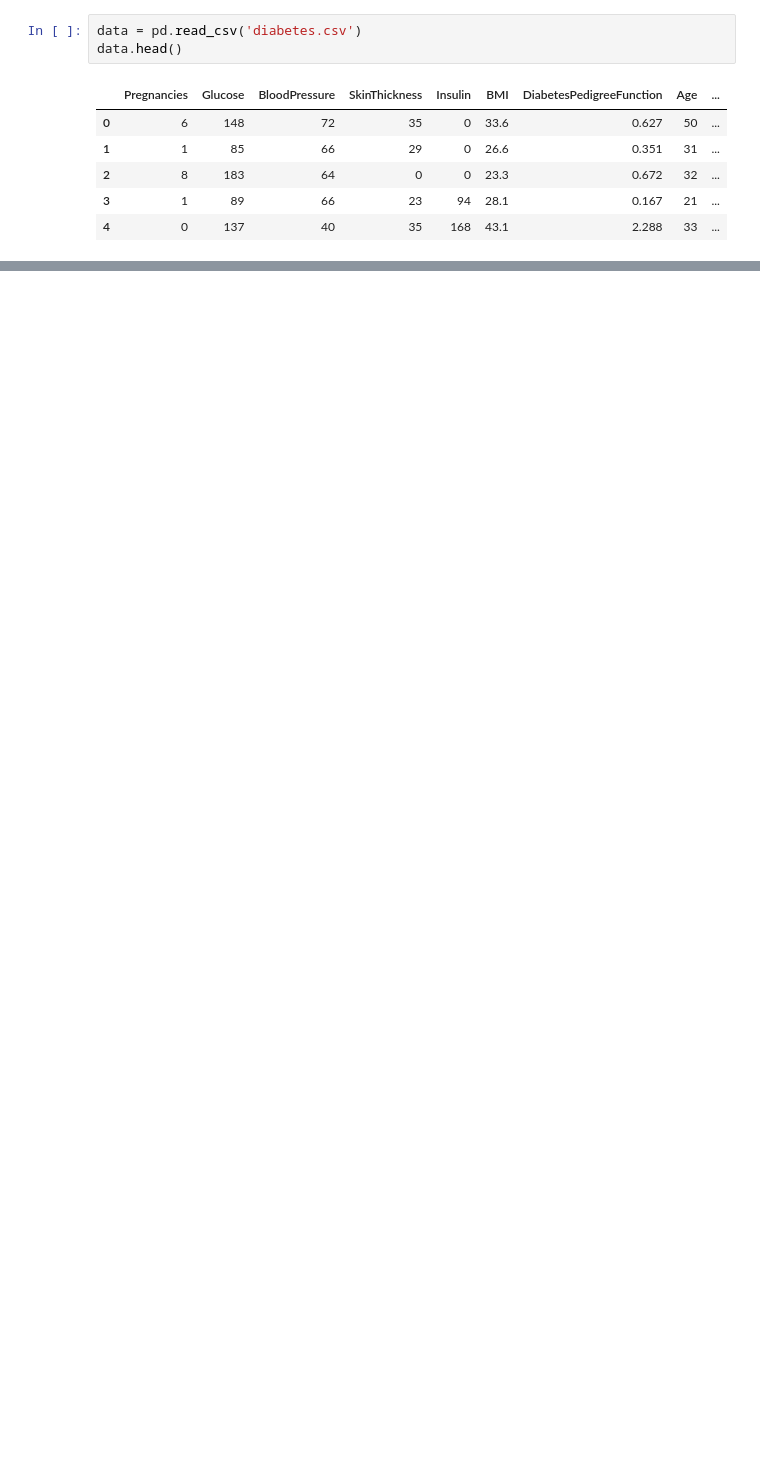
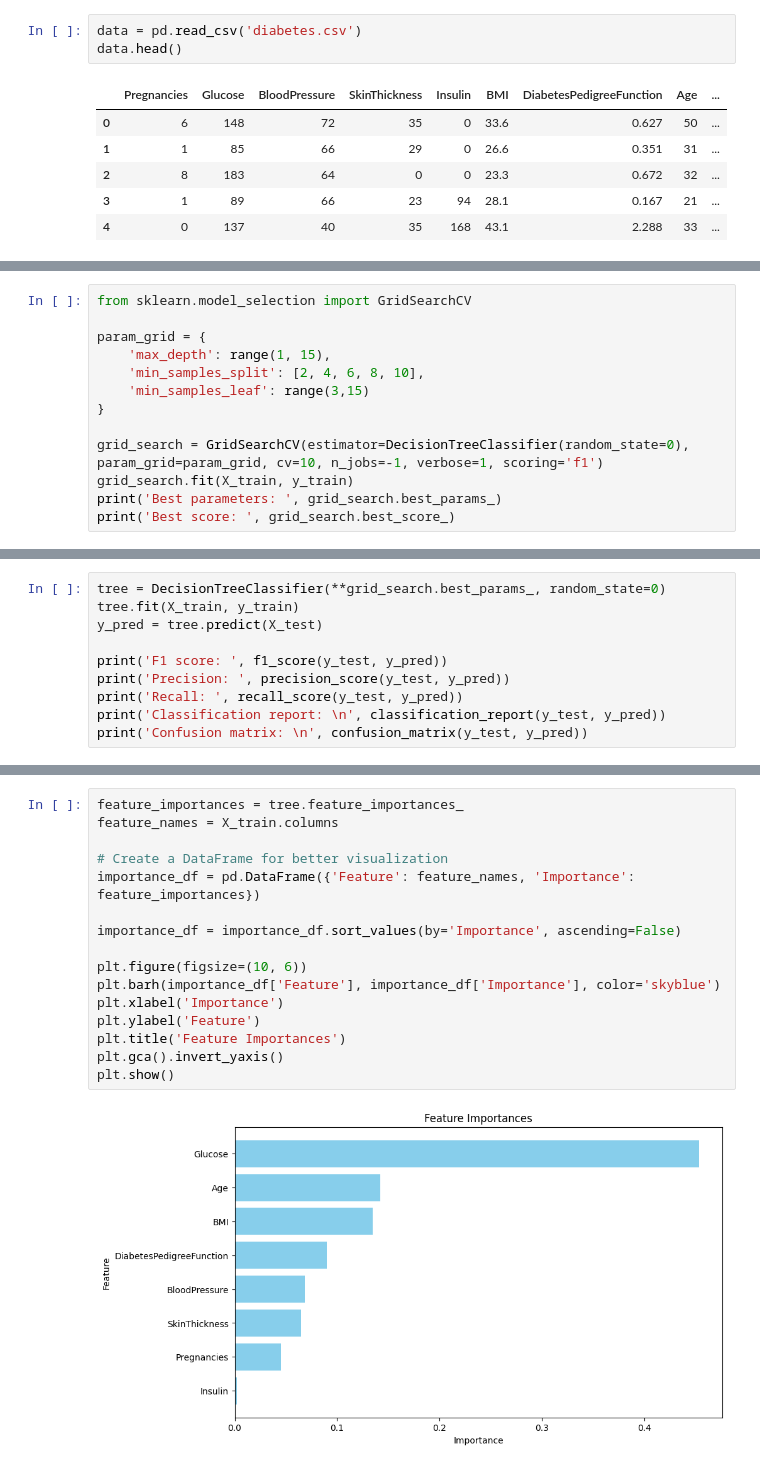
Before and after one commit to Timo4D/MachineLearning-SoSe2024, a Jupyter notebook: final_tree.ipynb, the cells around one changed output, grey strips where cells are left out. Saved outputs shown, nothing was run; the diff lists cells and outputs as text; blank space fills up the shorter version.

```diff
--- a/final_tree.ipynb
+++ b/final_tree.ipynb
@@ -14,0 +111,13 @@ data.head()
+# %%
+from sklearn.model_selection import GridSearchCV
+
+param_grid = {
+    'max_depth': range(1, 15),
+    'min_samples_split': [2, 4, 6, 8, 10],
+    'min_samples_leaf': range(3,15)
+}
+
+grid_search = GridSearchCV(estimator=DecisionTreeClassifier(random_state=0), param_grid=param_grid, cv=10, n_jobs=-1, verbose=1, scoring='f1')
+grid_search.fit(X_train, y_train)
+print('Best parameters: ', grid_search.best_params_)
+print('Best score: ', grid_search.best_score_)
@@ -14,0 +130,10 @@ data.head()
+# %%
+tree = DecisionTreeClassifier(**grid_search.best_params_, random_state=0)
+tree.fit(X_train, y_train)
+y_pred = tree.predict(X_test)
+
+print('F1 score: ', f1_score(y_test, y_pred))
+print('Precision: ', precision_score(y_test, y_pred))
+print('Recall: ', recall_score(y_test, y_pred))
+print('Classification report: \n', classification_report(y_test, y_pred))
+print('Confusion matrix: \n', confusion_matrix(y_test, y_pred))
@@ -14,0 +168,18 @@ data.head()
+# %%
+feature_importances = tree.feature_importances_
+feature_names = X_train.columns
+
+# Create a DataFrame for better visualization
+importance_df = pd.DataFrame({'Feature': feature_names, 'Importance': feature_importances})
+
+importance_df = importance_df.sort_values(by='Importance', ascending=False)
+
+plt.figure(figsize=(10, 6))
+plt.barh(importance_df['Feature'], importance_df['Importance'], color='skyblue')
+plt.xlabel('Importance')
+plt.ylabel('Feature')
+plt.title('Feature Importances')
+plt.gca().invert_yaxis()
+plt.show()
+# %% [output]
+[figure, added]
```
Also changed, not shown: parts of 29 cells of this notebook, 2 other files.
